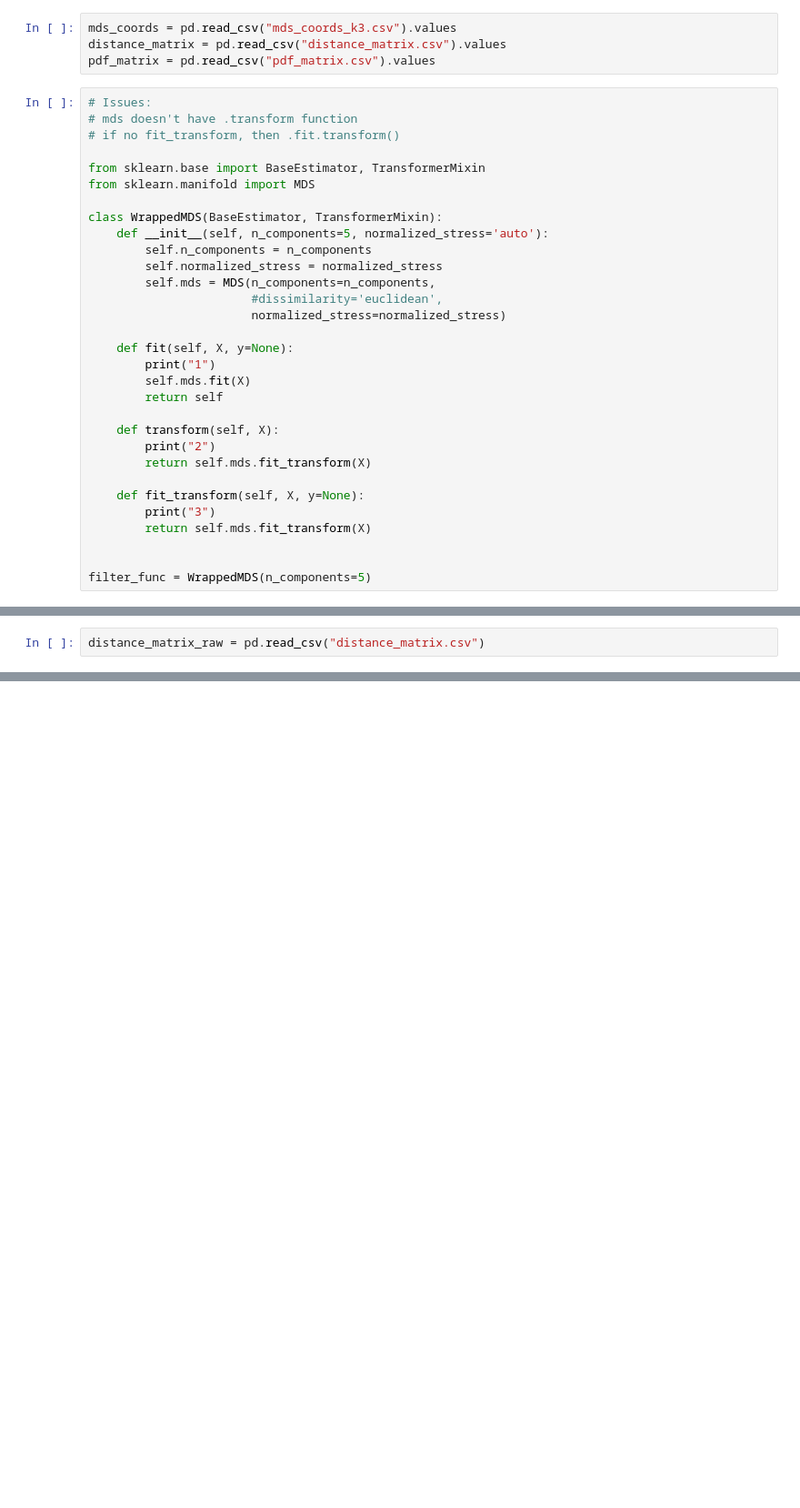
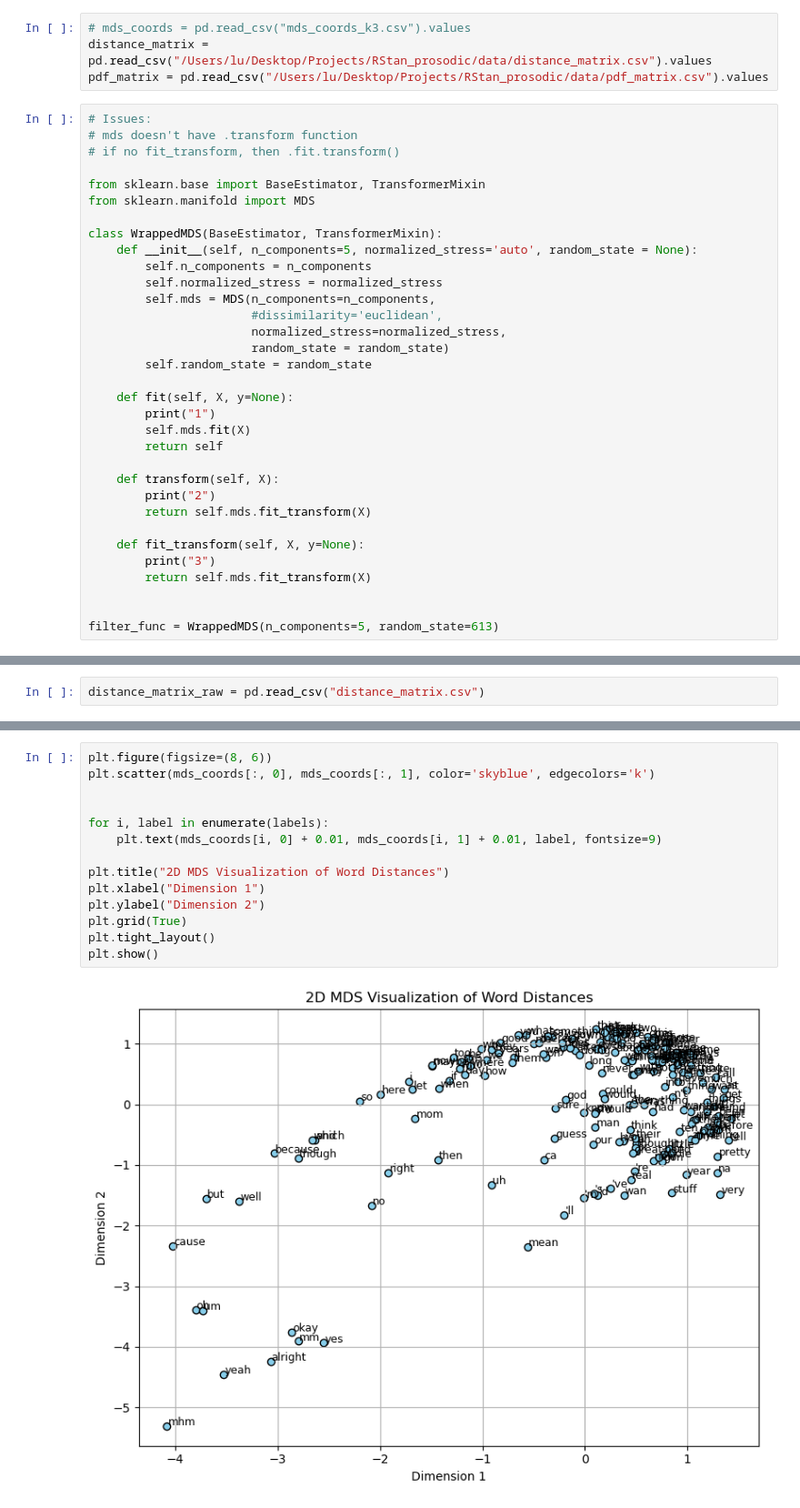
Before and after one commit to Romeo-1030/RStan_prosodic, a Jupyter notebook: nb/Python_mapper.ipynb, the cells around one changed output, grey strips where cells are left out. Shown at 91% size. Drawn from its saved outputs; the diff is of its cells as text; blank space fills up the shorter version.

```diff
--- a/nb/Python_mapper.ipynb
+++ b/nb/Python_mapper.ipynb
@@ -25,9 +25,9 @@ import random
 # %%
 pip install giotto-tda
 # %%
-mds_coords = pd.read_csv("mds_coords_k3.csv").values
-distance_matrix = pd.read_csv("distance_matrix.csv").values
-pdf_matrix = pd.read_csv("pdf_matrix.csv").values
+# mds_coords = pd.read_csv("mds_coords_k3.csv").values
+distance_matrix = pd.read_csv("/Users/lu/Desktop/Projects/RStan_prosodic/data/distance_matrix.csv").values
+pdf_matrix = pd.read_csv("/Users/lu/Desktop/Projects/RStan_prosodic/data/pdf_matrix.csv").values
 # %%
 # Issues:
 # mds doesn't have .transform function
@@ -37,12 +37,14 @@ from sklearn.base import BaseEstimator, TransformerMixin
 from sklearn.manifold import MDS
 
 class WrappedMDS(BaseEstimator, TransformerMixin):
-    def __init__(self, n_components=5, normalized_stress='auto'):
+    def __init__(self, n_components=5, normalized_stress='auto', random_state = None):
         self.n_components = n_components
         self.normalized_stress = normalized_stress
         self.mds = MDS(n_components=n_components,
                        #dissimilarity='euclidean',
-                       normalized_stress=normalized_stress)
+                       normalized_stress=normalized_stress,
+                       random_state = random_state)
+        self.random_state = random_state
 
     def fit(self, X, y=None):
         print("1")
@@ -58,7 +60,7 @@ class WrappedMDS(BaseEstimator, TransformerMixin):
         return self.mds.fit_transform(X)
 
 
-filter_func = WrappedMDS(n_components=5)
+filter_func = WrappedMDS(n_components=5, random_state=613)
 # %%
 ## testing which part of PCA
 #from sklearn.base import BaseEstimator, TransformerMixin
@@ -352,0 +323,16 @@ with open("cleaned_mapper_result.json", "w") as f:
+# %%
+plt.figure(figsize=(8, 6))
+plt.scatter(mds_coords[:, 0], mds_coords[:, 1], color='skyblue', edgecolors='k')
+
+
+for i, label in enumerate(labels):
+    plt.text(mds_coords[i, 0] + 0.01, mds_coords[i, 1] + 0.01, label, fontsize=9)
+
+plt.title("2D MDS Visualization of Word Distances")
+plt.xlabel("Dimension 1")
+plt.ylabel("Dimension 2")
+plt.grid(True)
+plt.tight_layout()
+plt.show()
+# %% [output]
+[figure, added]
```
Also changed, not shown: parts of 11 cells of this notebook.
